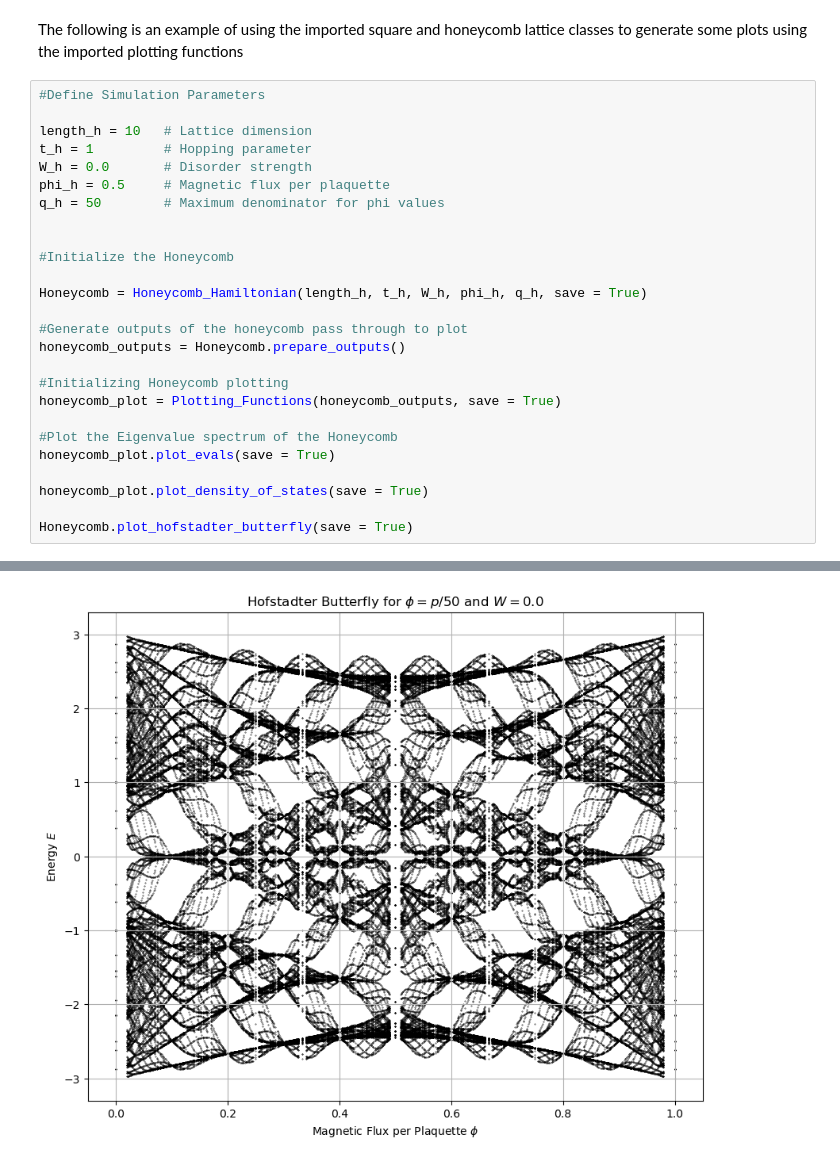
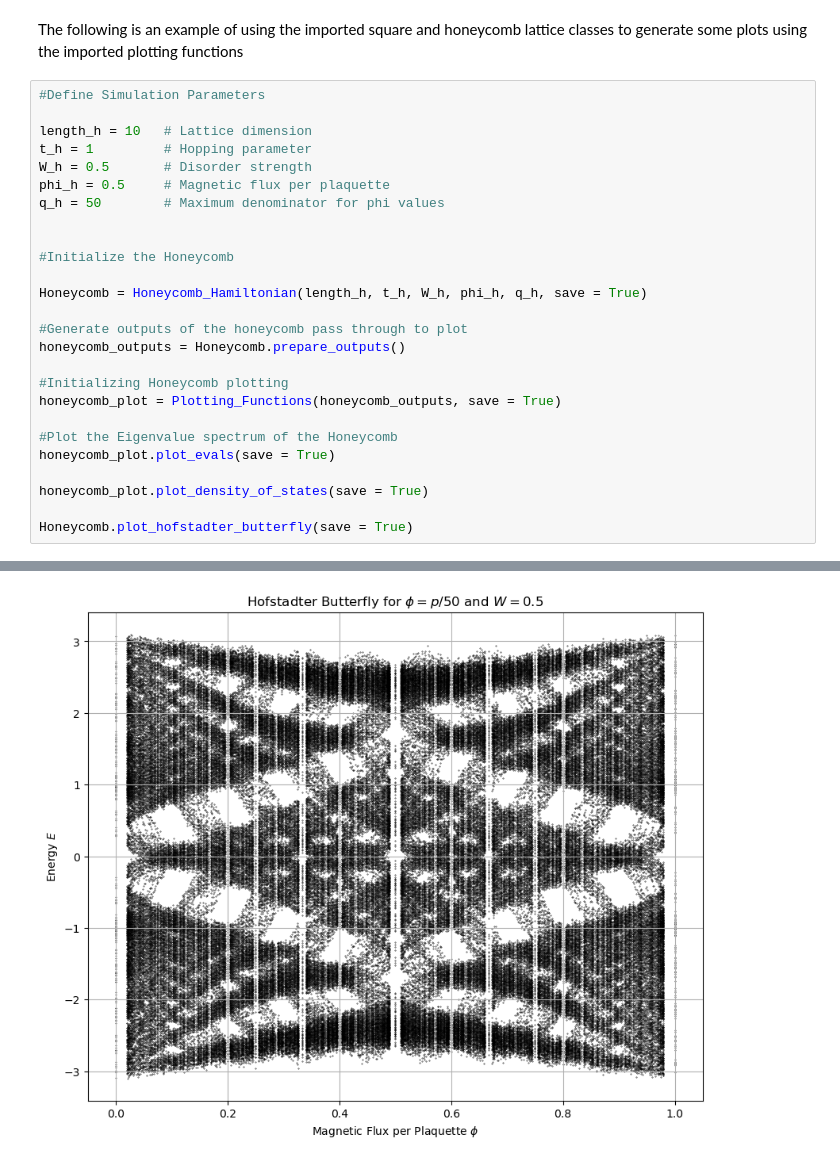
Before and after one commit to r-siddiqi/Hofstadter, a Jupyter notebook: test.ipynb, the cells around one changed output, grey strips where cells are left out. Cells and saved outputs as stored; diff of their text form.

```diff
--- a/test.ipynb
+++ b/test.ipynb
@@ -9,7 +9,7 @@ The following is an example of using the imported square and honeycomb lattice c
 
 length_h = 10   # Lattice dimension
 t_h = 1         # Hopping parameter
-W_h = 0.0       # Disorder strength
+W_h = 0.5       # Disorder strength
 phi_h = 0.5     # Magnetic flux per plaquette
 q_h = 50        # Maximum denominator for phi values
 
@@ -36,3 +36,3 @@ Honeycomb.plot_hofstadter_butterfly(save = True)
-[figure, old version]
+[figure, new version]
 # %%
 #Initialize the Square
```
Also changed, not shown: parts of 2 cells of this notebook, 5 other files.
